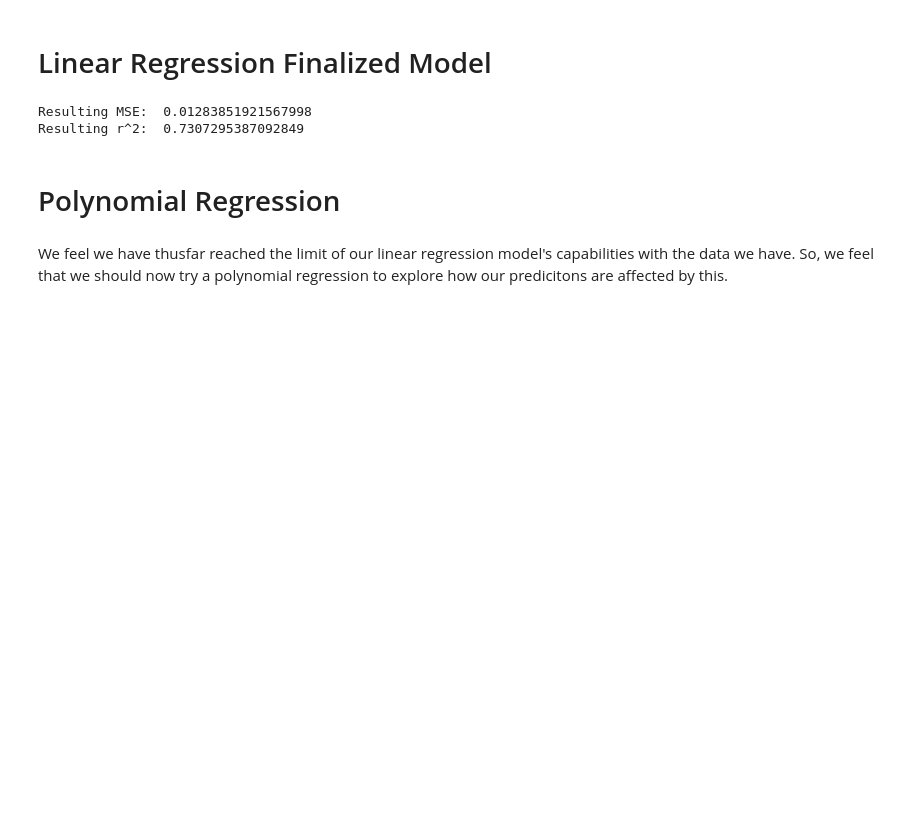
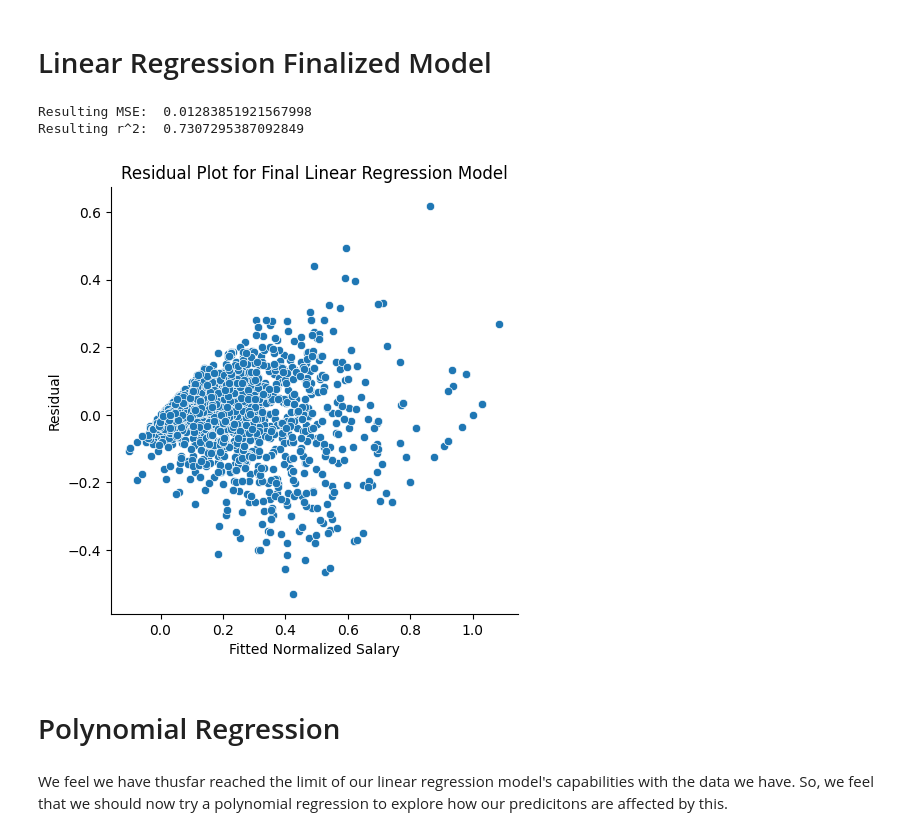
Before and after one commit to stephaanieyou/216project, a Jupyter notebook: performance.ipynb, the cells around one changed output. Saved outputs shown, nothing was run; the diff lists cells and outputs as text; code cells hidden in the pictures; blank space fills up the shorter version.

```diff
--- a/performance.ipynb
+++ b/performance.ipynb
@@ -331,6 +331,14 @@ print('Resulting MSE: ', model_mse_f, '\nResulting r^2: ', model_r2_f, "\n")
 # %% [output]
 Resulting MSE:  0.01283851921567998
 Resulting r^2:  0.7307295387092849
+# %%
+res3 = sns.relplot(x=predicted_f,y=predicted_f-test_target)
+res3.set_xlabels('Fitted Normalized Salary')
+res3.set_ylabels('Residual')
+plt.title('Residual Plot for Final Linear Regression Model')
+plt.savefig('resplotfinalmodel')
+# %% [output]
+[figure, added]
 # %% [markdown]
 # Polynomial Regression
 # %% [markdown]
```
Also changed, not shown: parts of 2 cells of this notebook, 5 other files.
